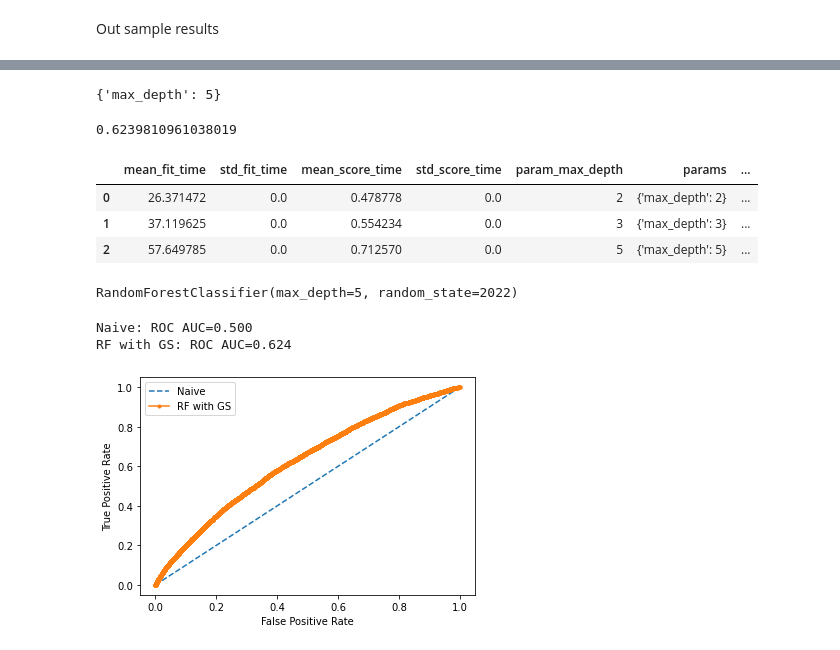
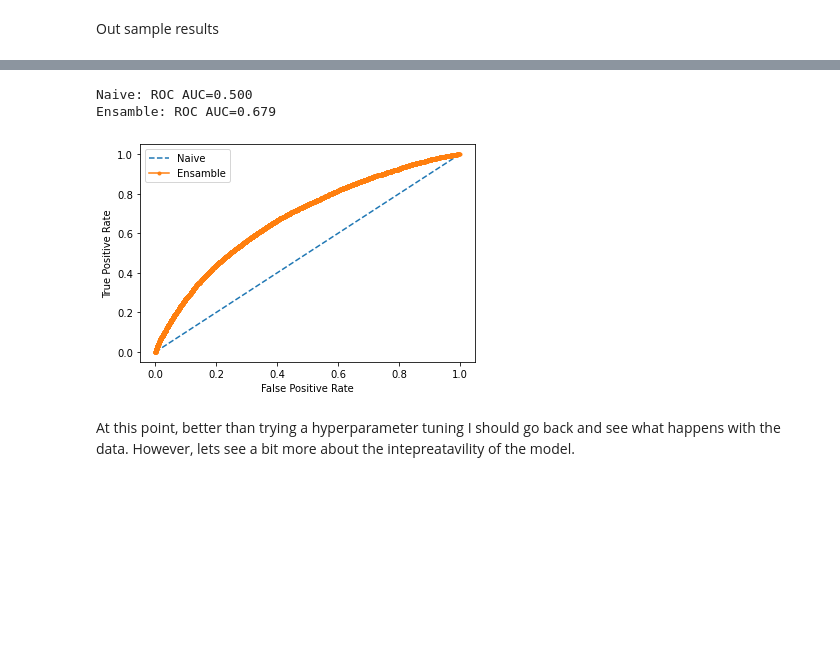
Before and after one commit to andresvBSE/CT-Loan-default-risk, a Jupyter notebook: First steps.ipynb, the cells around one changed output, grey strips where cells are left out. Saved outputs shown, nothing was run; the diff lists cells and outputs as text; code cells hidden in the pictures; blank space fills up the shorter version.

```diff
--- a/First steps.ipynb
+++ b/First steps.ipynb
@@ -839,27 +632,9 @@ RF with calibrated proba: ROC AUC=0.650
-# %%
-clf.best_params_
-# %% [output]
-{'max_depth': 5}
-# %%
-clf.best_score_
-# %% [output]
-0.6239810961038019
-# %%
-pd.DataFrame(clf.cv_results_)
-# %% [output]
-|  | mean_fit_time | std_fit_time | mean_score_time | std_score_time | param_max_depth | params | ... |
-| 0 | 26.371472 | 0.0 | 0.478778 | 0.0 | 2 | {'max_depth': 2} | ... |
-| 1 | 37.119625 | 0.0 | 0.554234 | 0.0 | 3 | {'max_depth': 3} | ... |
-| 2 | 57.649785 | 0.0 | 0.712570 | 0.0 | 5 | {'max_depth': 5} | ... |
-# %%
-rf = RandomForestClassifier(random_state=2022, max_depth = 5)
-rf.fit(X_train_f_rs, y_train_rs)
-# %% [output]
-RandomForestClassifier(max_depth=5, random_state=2022)
-# %%
-out_proba_gs = rf.predict_proba(X_val_f)
-roc_auc_curve_plot(y_val, out_proba_gs[:,1], name='RF with GS')
-# %% [output]
-Naive: ROC AUC=0.500
-RF with GS: ROC AUC=0.624
-[figure, removed]
+# %%
+avg_proba = out_proba_lr[:,1] * 0.5 + out_proba_rf_rc[:,1] * 0.5
+roc_auc_curve_plot(y_val, avg_proba, name='Ensamble')
+# %% [output]
+Naive: ROC AUC=0.500
+Ensamble: ROC AUC=0.679
+[figure, added]
+# %% [markdown]
+At this point, better than trying a hyperparameter tuning I should go back and see what happens with the data. However, lets see a bit more about the intepreatavility of the model.
```
Also changed, not shown: parts of 45 cells of this notebook.
